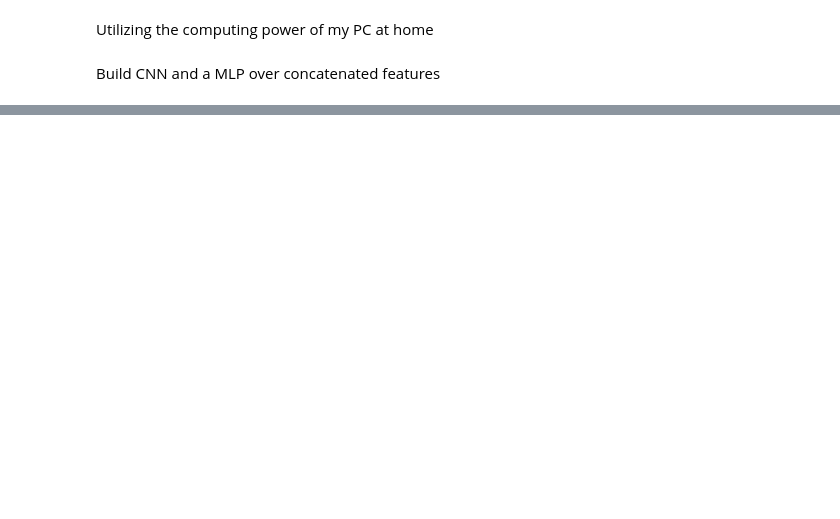
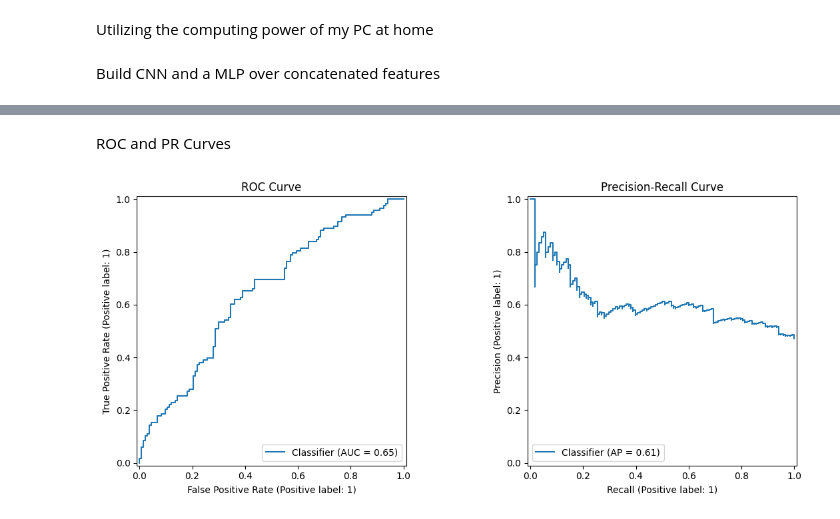
Before and after one commit to Naif-Ganadily/vqa-chest, a Jupyter notebook: notebooks/Baseline.ipynb, the cells around one changed output, grey strips where cells are left out. Cells and saved outputs as stored; diff of their text form; code cells hidden in the pictures; blank space fills up the shorter version.

```diff
--- a/notebooks/Baseline.ipynb
+++ b/notebooks/Baseline.ipynb
@@ -209,0 +348,10 @@ torch.save(model.state_dict(), "data\\04-models\\baseline_image_text_binary.pt")
+# %% [markdown]
+ROC and PR Curves
+# %%
+fig, (ax1, ax2) = plt.subplots(1, 2, figsize=(12, 5))
+RocCurveDisplay.from_predictions(all_labels, all_probs, ax=ax1)
+PrecisionRecallDisplay.from_predictions(all_labels, all_probs, ax=ax2)
+ax1.set_title("ROC Curve"); ax2.set_title("Precision-Recall Curve")
+plt.tight_layout(); plt.show()
+# %% [output]
+[figure, added]
```
Also changed, not shown: parts of 22 cells of this notebook, 2 other files.
